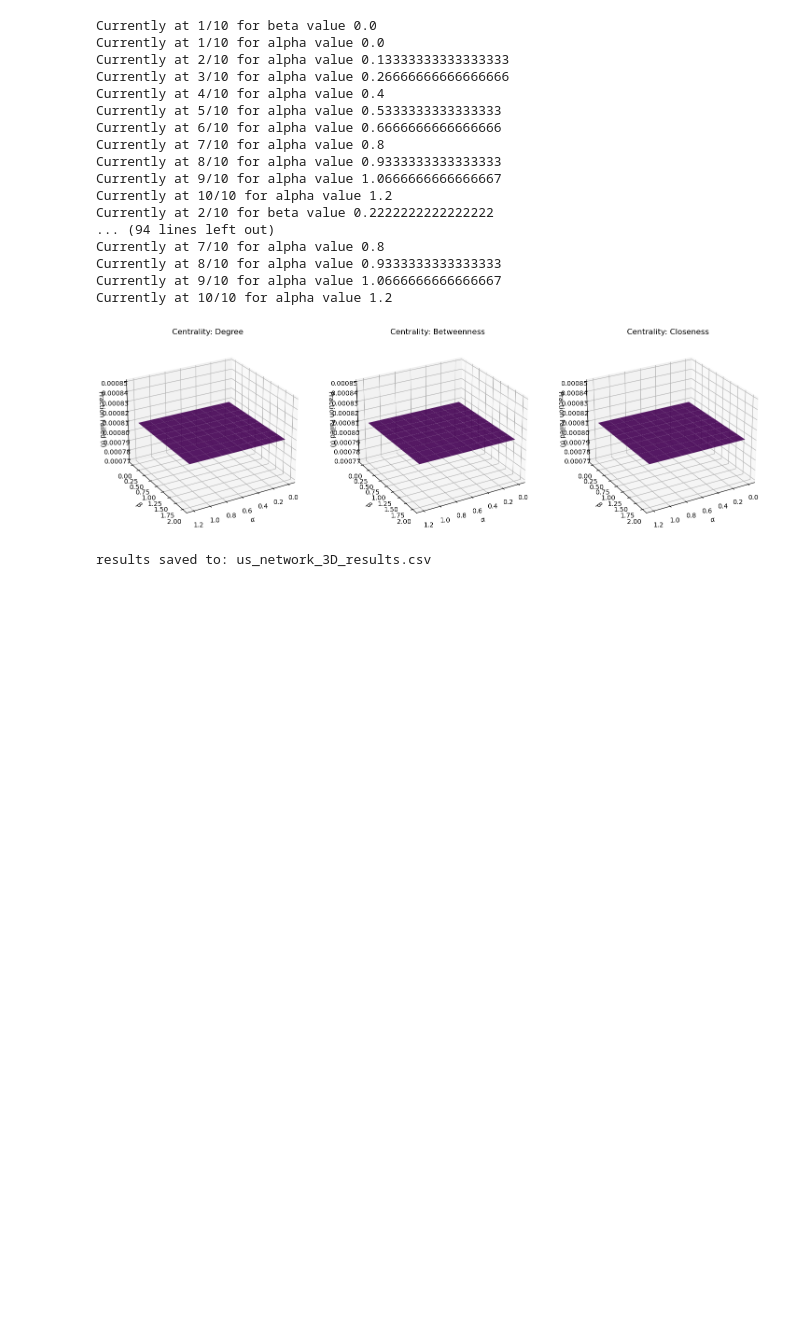
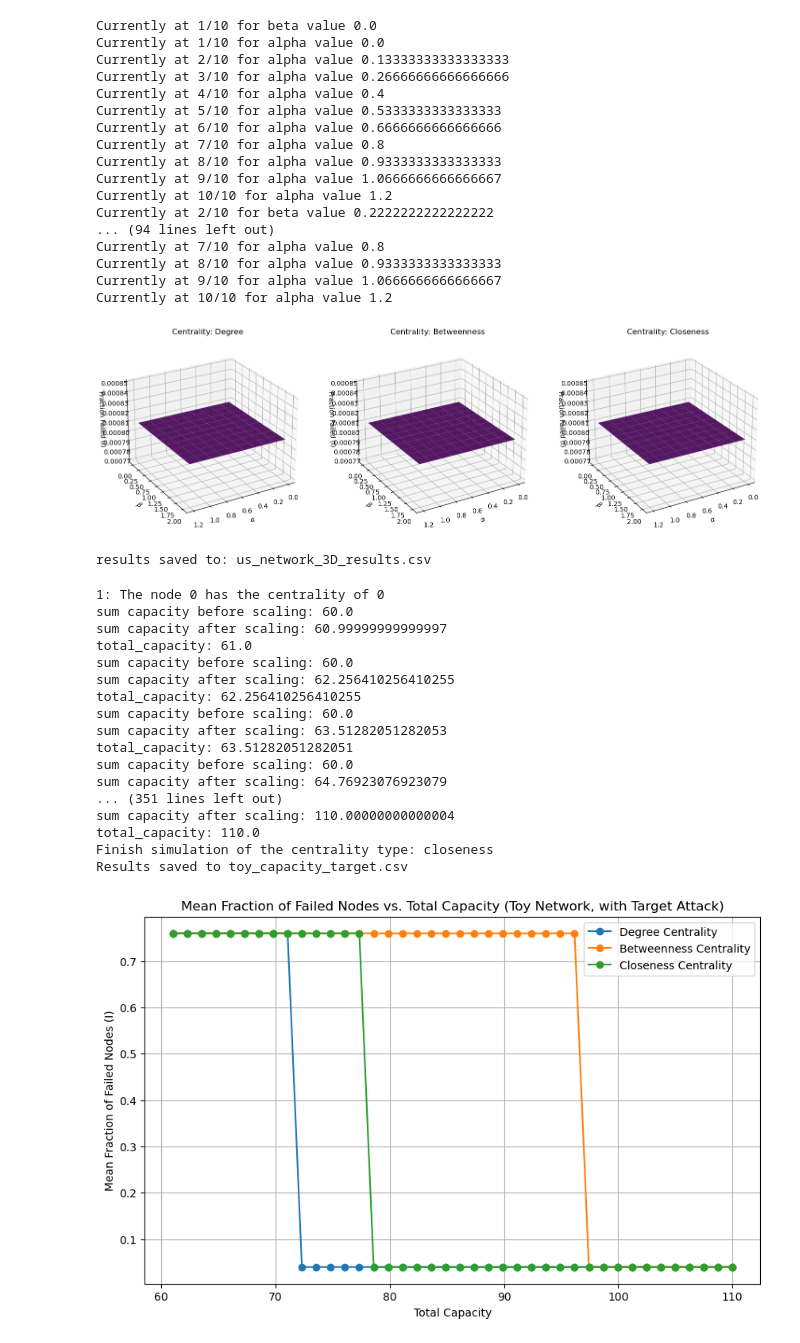
Before and after one commit to AymanStitou/ComplexSystemProject, a Jupyter notebook: prevention_mechanism_analysis.ipynb, the cells around one changed output. Saved outputs shown, nothing was run; the diff lists cells and outputs as text; code cells hidden in the pictures; blank space fills up the shorter version.

```diff
--- a/prevention_mechanism_analysis.ipynb
+++ b/prevention_mechanism_analysis.ipynb
@@ -95,6 +97,11 @@ Currently at 9/10 for alpha value 1.0666666666666667
 Currently at 10/10 for alpha value 1.2
 [figure]
 results saved to: us_network_3D_results.csv
+# %%
+filepath = "data/graph_ml_files/toy_network_undirected.graphml"
+G = nx.read_graphml(filepath)
+mapping = {node: int(node) for node in G.nodes()}
+G = nx.relabel_nodes(G, mapping)
 # %%
-filepath = "data/graph_ml_files/toy_network_undirected.graphml"
-G = load_network(filepath)
+filepath = "data/graph_ml_files/iceland.graphml"
+G2 = load_network(filepath)
@@ -102,0 +108,28 @@ filepath = "data/graph_ml_files/iceland.graphml"
+# %%
+toy_capacity_list = np.linspace(61,110,40)
+iceland_capacity_list = np.linspace(407,600,40)
+us_capacity_list = np.linspace(13200, 30000, 10)
+centrality_types = ["degree", "betweenness", "closeness"]
+# %%
+toy_results = simulate_and_average_capacity(G, centrality_types, capacity_list=toy_capacity_list, target_attack=True)
+plot_attack_graphs(toy_results, network_type="Toy Network, with Target Attack", capacity_list=toy_capacity_list, file_name="toy_capacity_target")
+save_attack_results_to_csv(toy_results, fr"toy_capacity_target.csv", capacity_list=toy_capacity_list)
+# %% [output]
+1: The node 0 has the centrality of 0
+sum capacity before scaling: 60.0
+sum capacity after scaling: 60.99999999999997
+total_capacity: 61.0
+sum capacity before scaling: 60.0
+sum capacity after scaling: 62.256410256410255
+total_capacity: 62.256410256410255
+sum capacity before scaling: 60.0
+sum capacity after scaling: 63.51282051282053
+total_capacity: 63.51282051282051
+sum capacity before scaling: 60.0
+sum capacity after scaling: 64.76923076923079
+... (351 lines left out)
+sum capacity after scaling: 110.00000000000004
+total_capacity: 110.0
+Finish simulation of the centrality type: closeness
+Results saved to toy_capacity_target.csv
+[figure, added]
```
Also changed, not shown: parts of 3 cells of this notebook, 8 other files.
